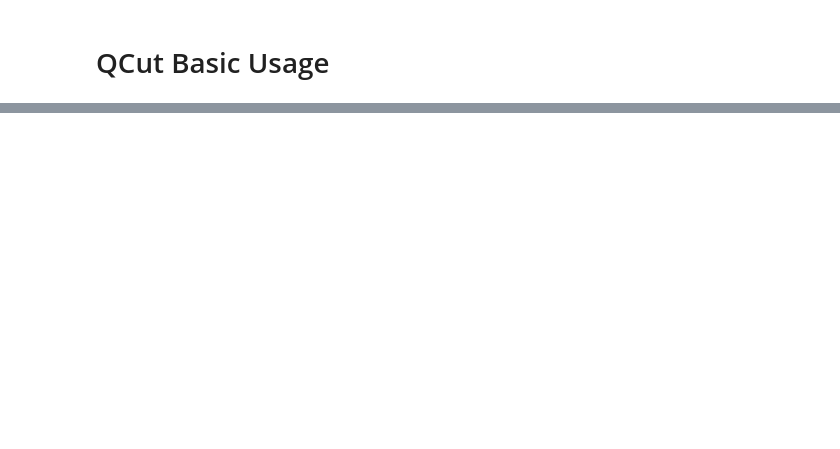
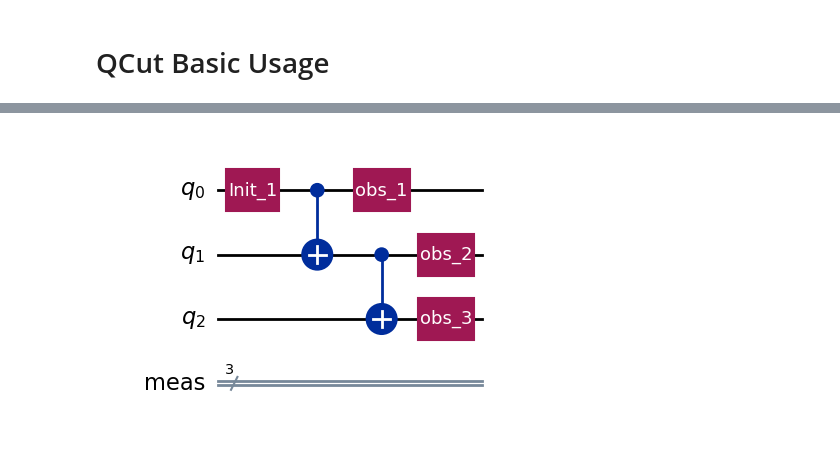
Before and after one commit to JooNiv/QCut, a Jupyter notebook: docs/examples/QCutBasicUsage.ipynb, the cells around one changed output, grey strips where cells are left out. Drawn from its saved outputs; the diff is of its cells as text; code cells hidden in the pictures; blank space fills up the shorter version.

```diff
--- a/docs/examples/QCutBasicUsage.ipynb
+++ b/docs/examples/QCutBasicUsage.ipynb
@@ -51 +55,5 @@ experiment_circuits, coefficients, id_meas = ck.get_experiment_circuits(subcircu
+# %%
+subcircuits[2].draw("mpl")
+# %% [output]
+[figure, added]
 # %%
```
Also changed, not shown: parts of 13 cells of this notebook, 13 other files.
